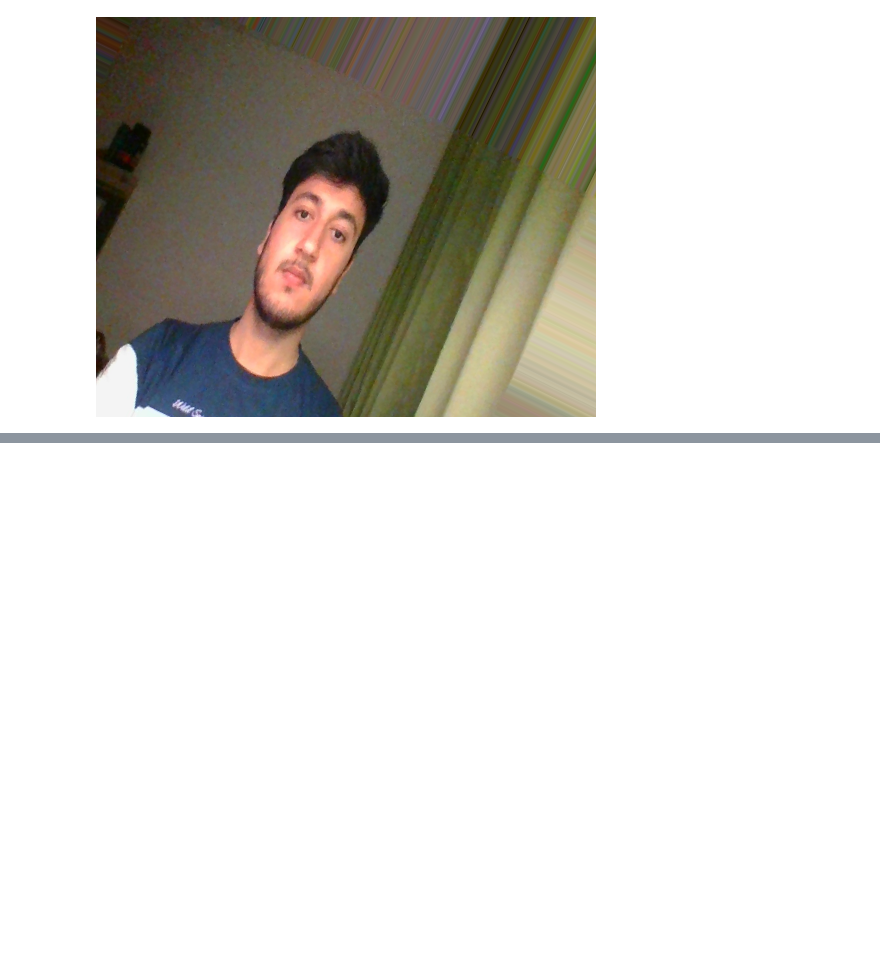
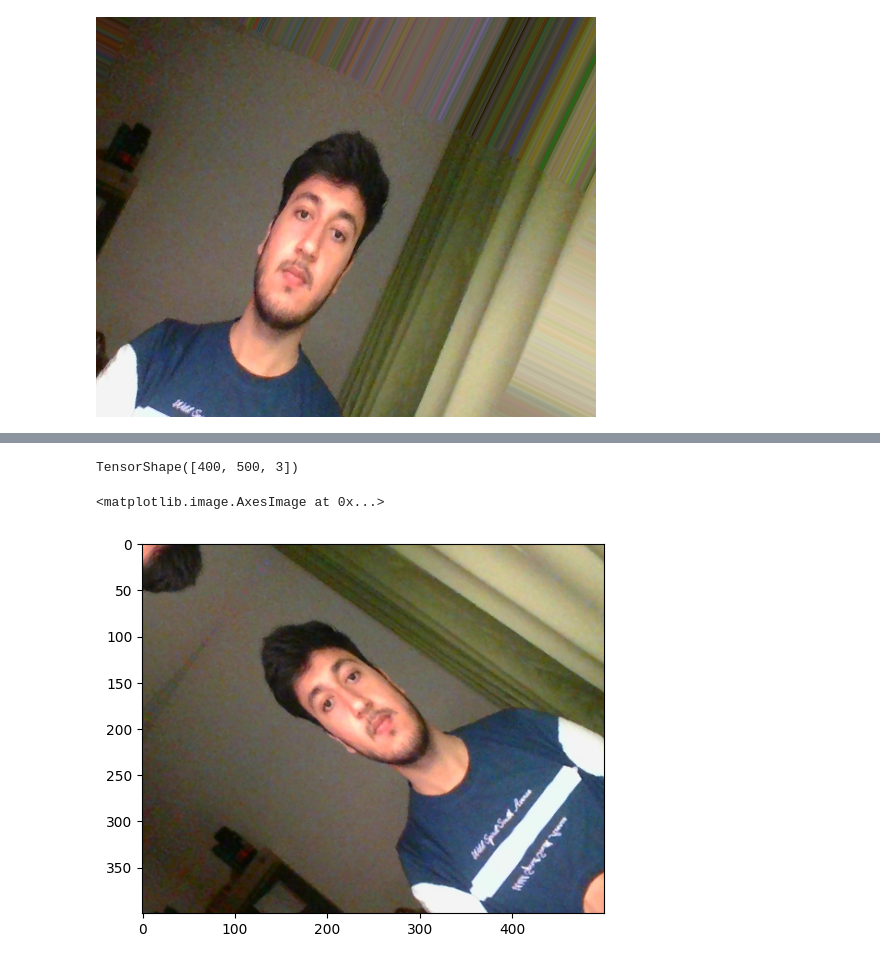
Before and after one commit to Sahil-Chhabra-09/Computer-Vision, a Jupyter notebook: Data_Augmentation.ipynb, the cells around one changed output, grey strips where cells are left out. Cells and saved outputs as stored; diff of their text form; code cells hidden in the pictures; blank space fills up the shorter version.

```diff
--- a/Data_Augmentation.ipynb
+++ b/Data_Augmentation.ipynb
@@ -87,0 +94,5 @@ aug_images[4]
+# %%
+augmenter = tf.keras.Sequential([
+      tf.keras.layers.experimental.preprocessing.RandomFlip("horizontal"),
+      tf.keras.layers.experimental.preprocessing.RandomRotation(0.2),
+])
@@ -87,0 +106,2 @@ aug_images[4]
+# %%
+img = load_img('/content/drive/MyDrive/My Images for CV/Sahil/WIN_20230424_21_41_49_Pro.jpg', target_size = (400,500))
@@ -87,0 +112,2 @@ aug_images[4]
+# %%
+augmented_image = augmenter(img)
@@ -87,0 +116,10 @@ aug_images[4]
+# %%
+augmented_image.shape
+# %% [output]
+TensorShape([400, 500, 3])
+# %%
+import matplotlib.pyplot as plt
+plt.imshow(augmented_image/255)
+# %% [output]
+<matplotlib.image.AxesImage at 0x...>
+[figure, added]
```
Also changed, not shown: parts of 6 cells of this notebook.
